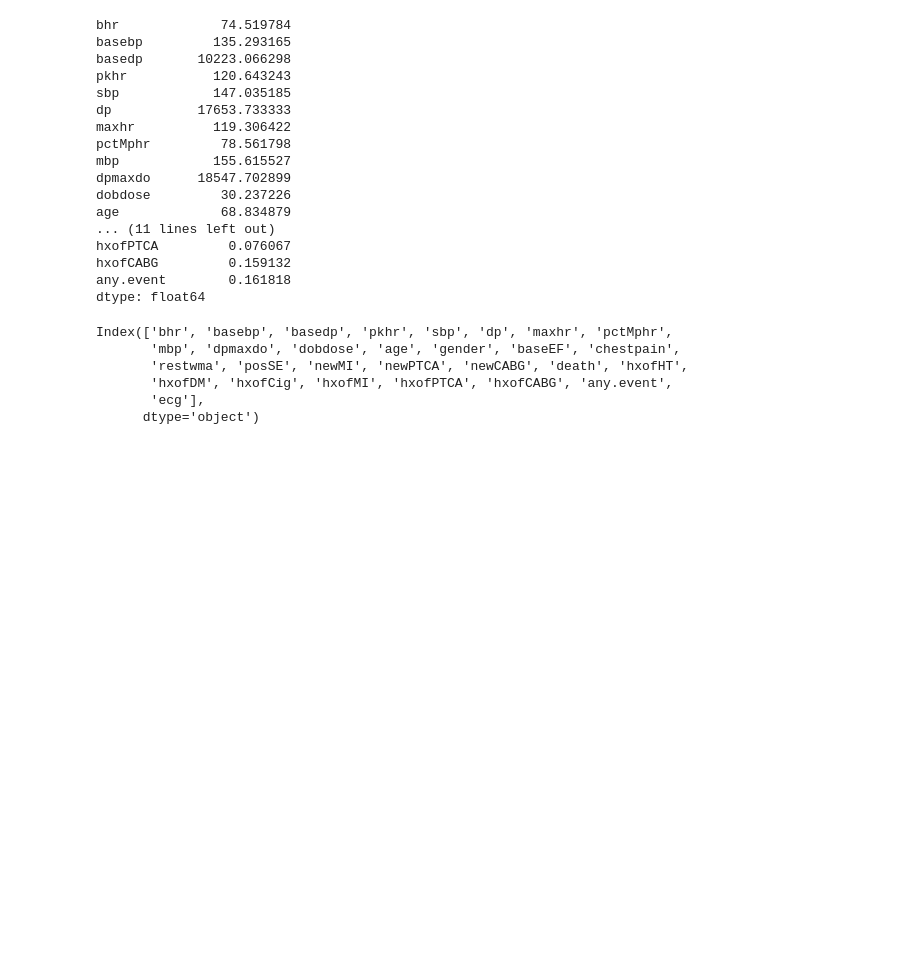
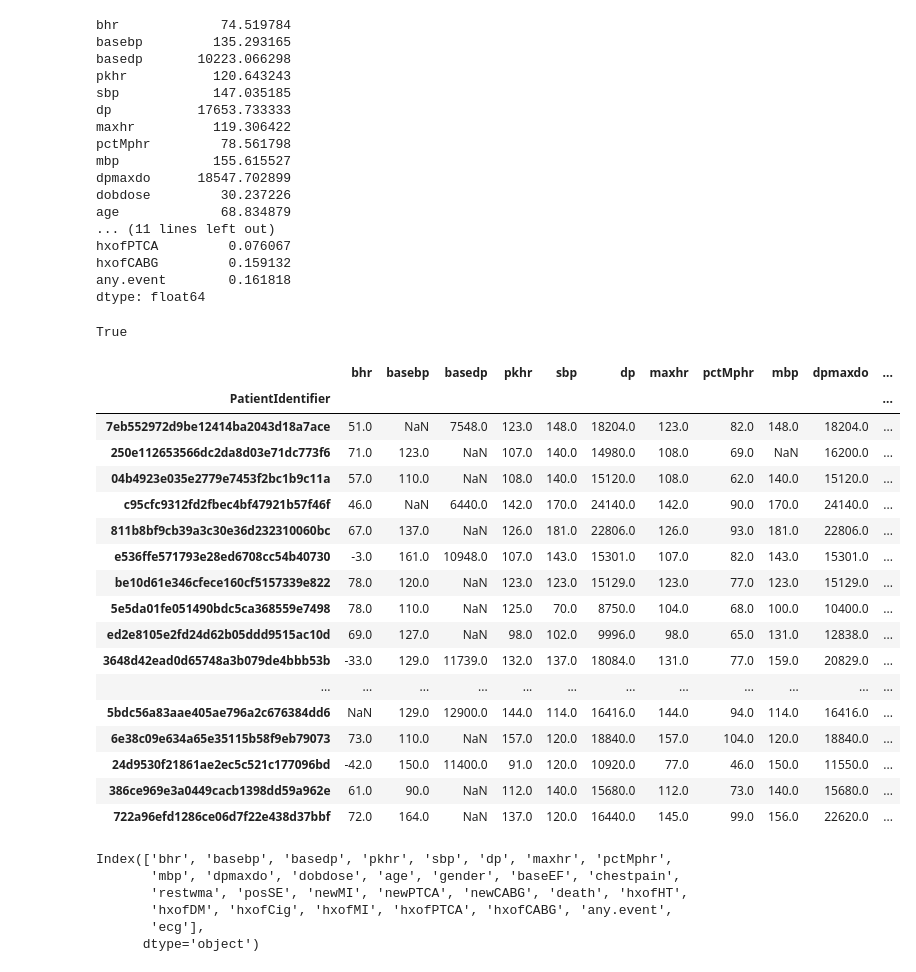
Before and after one commit to gallamine/vituity_test, a Jupyter notebook: notebook/vituity_exploration.ipynb, the cells around one changed output. Saved outputs shown, nothing was run; the diff lists cells and outputs as text; code cells hidden in the pictures; blank space fills up the shorter version.

```diff
--- a/notebook/vituity_exploration.ipynb
+++ b/notebook/vituity_exploration.ipynb
@@ -199,6 +213,31 @@ hxofPTCA         0.076067
 hxofCABG         0.159132
 any.event        0.161818
 dtype: float64
+# %%
+any(d.basedp != d.bhr * d.basebp)
+# %% [output]
+True
+# %%
+d[d.basedp != d.bhr * d.basebp]
+# %% [output]
+|  | bhr | basebp | basedp | pkhr | sbp | dp | maxhr | pctMphr | mbp | dpmaxdo | ... |
+| PatientIdentifier |  |  |  |  |  |  |  |  |  |  | ... |
+| 7eb552972d9be12414ba2043d18a7ace | 51.0 | NaN | 7548.0 | 123.0 | 148.0 | 18204.0 | 123.0 | 82.0 | 148.0 | 18204.0 | ... |
+| 250e112653566dc2da8d03e71dc773f6 | 71.0 | 123.0 | NaN | 107.0 | 140.0 | 14980.0 | 108.0 | 69.0 | NaN | 16200.0 | ... |
+| 04b4923e035e2779e7453f2bc1b9c11a | 57.0 | 110.0 | NaN | 108.0 | 140.0 | 15120.0 | 108.0 | 62.0 | 140.0 | 15120.0 | ... |
+| c95cfc9312fd2fbec4bf47921b57f46f | 46.0 | NaN | 6440.0 | 142.0 | 170.0 | 24140.0 | 142.0 | 90.0 | 170.0 | 24140.0 | ... |
+| 811b8bf9cb39a3c30e36d232310060bc | 67.0 | 137.0 | NaN | 126.0 | 181.0 | 22806.0 | 126.0 | 93.0 | 181.0 | 22806.0 | ... |
+| e536ffe571793e28ed6708cc54b40730 | -3.0 | 161.0 | 10948.0 | 107.0 | 143.0 | 15301.0 | 107.0 | 82.0 | 143.0 | 15301.0 | ... |
+| be10d61e346cfece160cf5157339e822 | 78.0 | 120.0 | NaN | 123.0 | 123.0 | 15129.0 | 123.0 | 77.0 | 123.0 | 15129.0 | ... |
+| 5e5da01fe051490bdc5ca368559e7498 | 78.0 | 110.0 | NaN | 125.0 | 70.0 | 8750.0 | 104.0 | 68.0 | 100.0 | 10400.0 | ... |
+| ed2e8105e2fd24d62b05ddd9515ac10d | 69.0 | 127.0 | NaN | 98.0 | 102.0 | 9996.0 | 98.0 | 65.0 | 131.0 | 12838.0 | ... |
+| 3648d42ead0d65748a3b079de4bbb53b | -33.0 | 129.0 | 11739.0 | 132.0 | 137.0 | 18084.0 | 131.0 | 77.0 | 159.0 | 20829.0 | ... |
+| ... | ... | ... | ... | ... | ... | ... | ... | ... | ... | ... | ... |
+| 5bdc56a83aae405ae796a2c676384dd6 | NaN | 129.0 | 12900.0 | 144.0 | 114.0 | 16416.0 | 144.0 | 94.0 | 114.0 | 16416.0 | ... |
+| 6e38c09e634a65e35115b58f9eb79073 | 73.0 | 110.0 | NaN | 157.0 | 120.0 | 18840.0 | 157.0 | 104.0 | 120.0 | 18840.0 | ... |
+| 24d9530f21861ae2ec5c521c177096bd | -42.0 | 150.0 | 11400.0 | 91.0 | 120.0 | 10920.0 | 77.0 | 46.0 | 150.0 | 11550.0 | ... |
+| 386ce969e3a0449cacb1398dd59a962e | 61.0 | 90.0 | NaN | 112.0 | 140.0 | 15680.0 | 112.0 | 73.0 | 140.0 | 15680.0 | ... |
+| 722a96efd1286ce06d7f22e438d37bbf | 72.0 | 164.0 | NaN | 137.0 | 120.0 | 16440.0 | 145.0 | 99.0 | 156.0 | 22620.0 | ... |
 # %%
 d.columns
 # %% [output]
```
Also changed, not shown: parts of 3 cells of this notebook.
